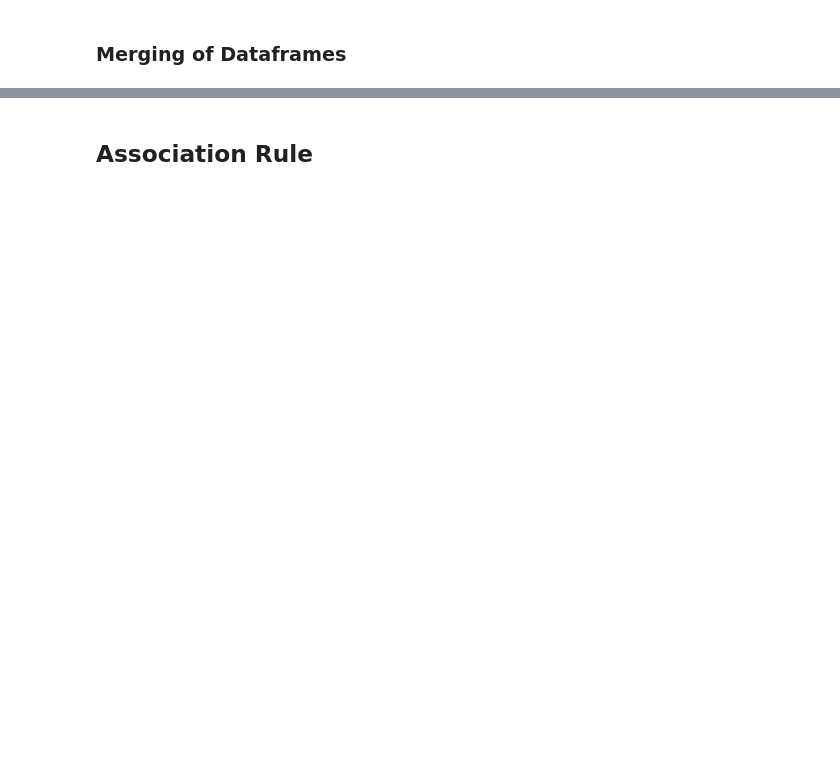
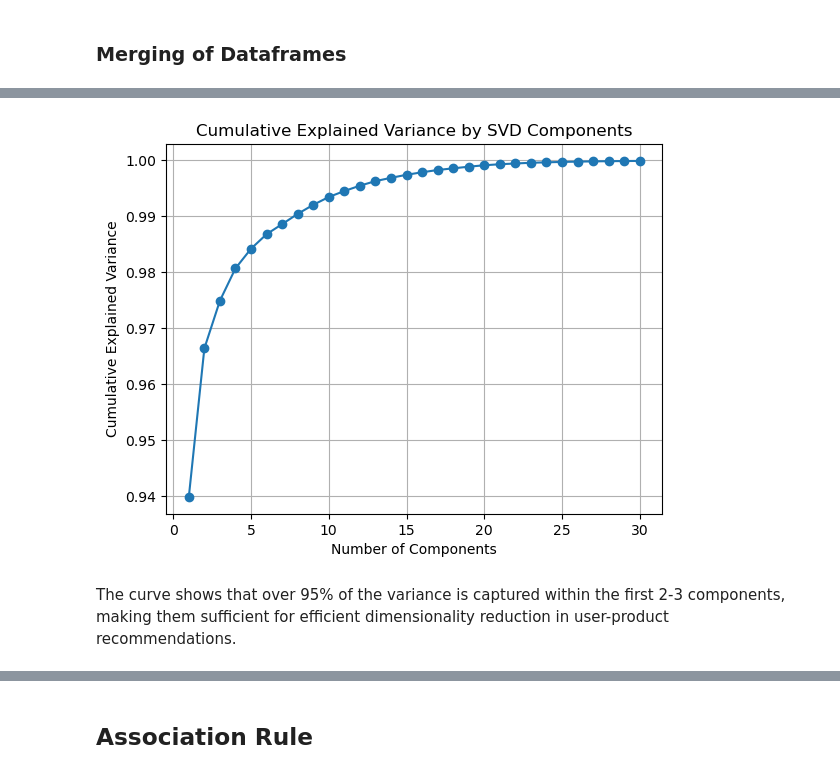
Before and after one commit to tksy1227/ICP_Group5, a Jupyter notebook: final_recsys_model.ipynb, the cells around one changed output, grey strips where cells are left out. Saved outputs shown, nothing was run; the diff lists cells and outputs as text; code cells hidden in the pictures; blank space fills up the shorter version.

```diff
--- a/final_recsys_model.ipynb
+++ b/final_recsys_model.ipynb
@@ -1033,0 +1018,15 @@ memory usage: 14.7+ KB
+# %%
+# Create user-product matrix
+user_product_matrix = merged_data.pivot_table(index='user_id', columns='product_id', values='quantity', fill_value=0)
+
+# Matrix factorization using TruncatedSVD
+svd = TruncatedSVD(n_components=10, random_state=42)
+matrix_svd = svd.fit_transform(user_product_matrix)
+print(svd.explained_variance_ratio_.sum())
+
+# Compute cosine similarity between users
+user_similarity = cosine_similarity(matrix_svd)
+
+# Create a DataFrame of similarities
+user_similarity_df = pd.DataFrame(user_similarity, index=user_product_matrix.index, columns=user_product_matrix.index)
+user_similarity_df.head()
@@ -1033,0 +1042,14 @@ memory usage: 14.7+ KB
+# %%
+svd = TruncatedSVD(n_components=30)
+svd.fit(user_product_matrix)
+
+plt.plot(range(1, 31), svd.explained_variance_ratio_.cumsum(), marker='o')
+plt.title('Cumulative Explained Variance by SVD Components')
+plt.xlabel('Number of Components')
+plt.ylabel('Cumulative Explained Variance')
+plt.grid(True)
+plt.show()
+# %% [output]
+[figure, added]
+# %% [markdown]
+The curve shows that over 95% of the variance is captured within the first 2-3 components, making them sufficient for efficient dimensionality reduction in user-product recommendations.
```
Also changed, not shown: parts of 73 cells of this notebook.
